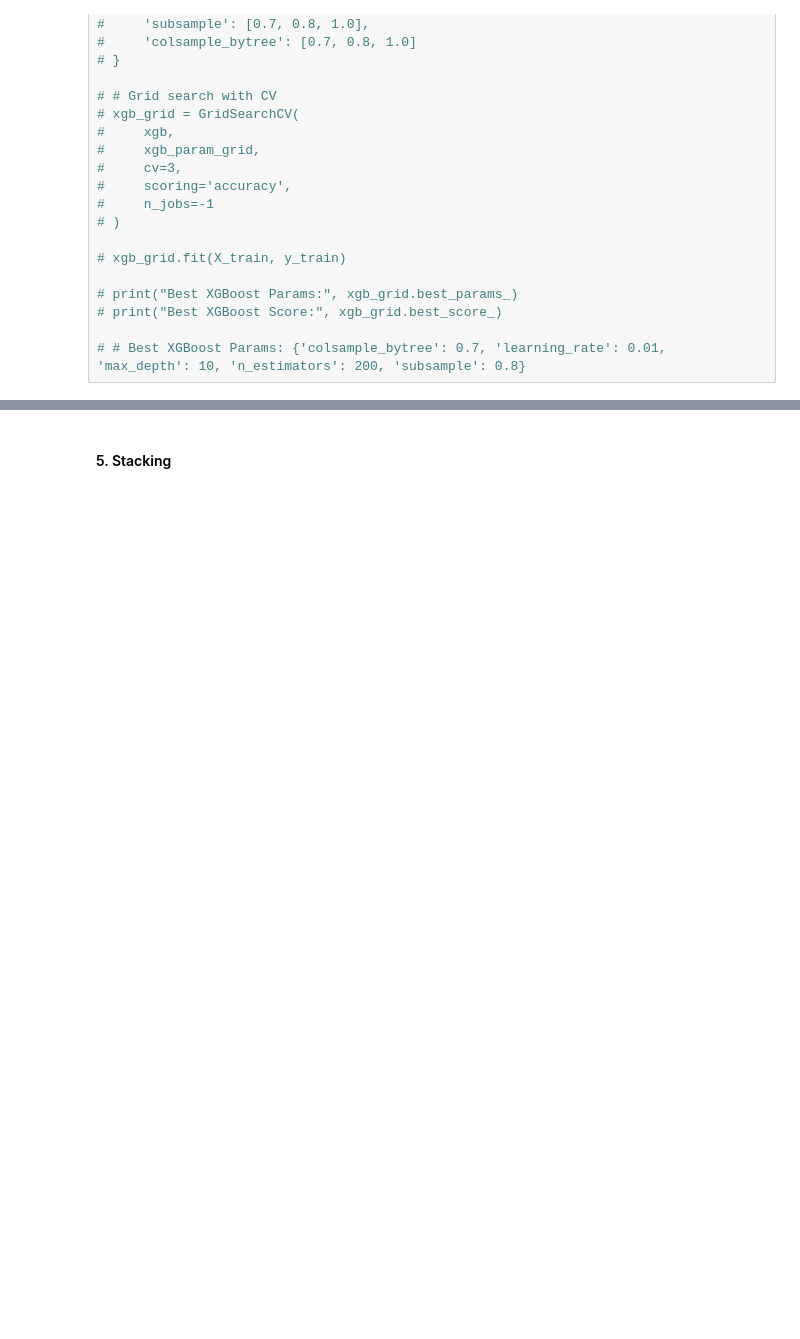
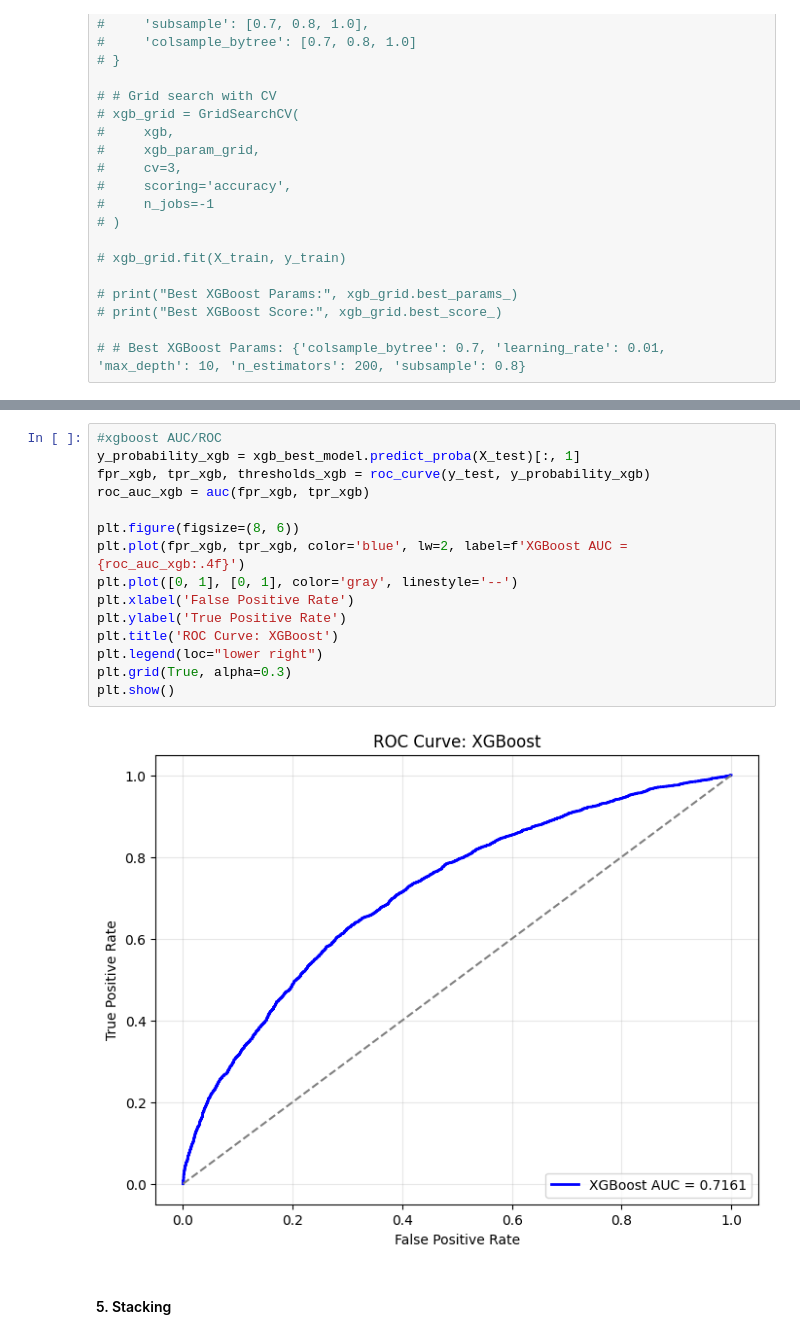
Before and after one commit to madwirblet/CIS4930-Final-Project, a Jupyter notebook: final.ipynb, the cells around one changed output, grey strips where cells are left out. Drawn from its saved outputs; the diff is of its cells as text; blank space fills up the shorter version.

```diff
--- a/final.ipynb
+++ b/final.ipynb
@@ -550,3 +828,20 @@ plt.show()
+# %%
+#xgboost AUC/ROC
+y_probability_xgb = xgb_best_model.predict_proba(X_test)[:, 1]
+fpr_xgb, tpr_xgb, thresholds_xgb = roc_curve(y_test, y_probability_xgb)
+roc_auc_xgb = auc(fpr_xgb, tpr_xgb)
+
+plt.figure(figsize=(8, 6))
+plt.plot(fpr_xgb, tpr_xgb, color='blue', lw=2, label=f'XGBoost AUC = {roc_auc_xgb:.4f}')
+plt.plot([0, 1], [0, 1], color='gray', linestyle='--')
+plt.xlabel('False Positive Rate')
+plt.ylabel('True Positive Rate')
+plt.title('ROC Curve: XGBoost')
+plt.legend(loc="lower right")
+plt.grid(True, alpha=0.3)
+plt.show()
+# %% [output]
+[figure, added]
 # %% [markdown]
 #### 5. Stacking
 # %%
```
Also changed, not shown: parts of 30 cells of this notebook.
